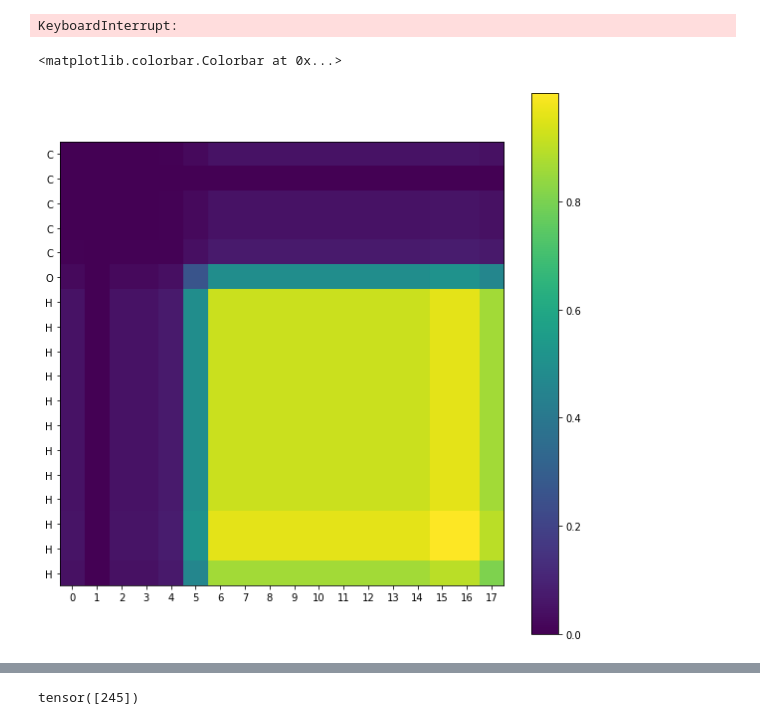
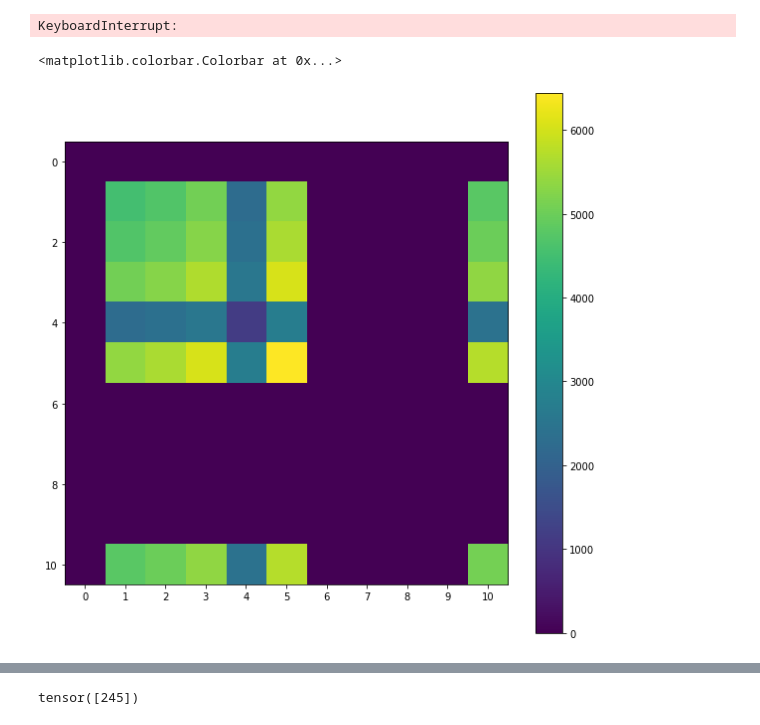
Before and after one commit to luckyjackluo/AGOP_GNN, a Jupyter notebook: AGOP.ipynb, the cells around one changed output, grey strips where cells are left out. Drawn from its saved outputs; the diff is of its cells as text; code cells hidden in the pictures.

```diff
--- a/AGOP.ipynb
+++ b/AGOP.ipynb
@@ -297,3 +293,5 @@ model = model.cpu()
 inputs = data.x.cpu()
 #outputs = F.relu(model.conv1(inputs, data.edge_index.cpu()))
 #outputs = model(data.x, data.edge_index)
+# %%
+data = dataset[0]
@@ -384,5 +386,5 @@ for j in tqdm(range(inputs.shape[0])):
 # %% [output]
 KeyboardInterrupt:
 # %%
-# avg_jac = sum_jac#/1000
-avg_jac = jac.cpu().detach().numpy()
+avg_jac = sum_jac/1000
+# avg_jac = jac.cpu().detach().numpy()
@@ -391,15 +391,12 @@ from sklearn.preprocessing import MinMaxScaler
-# %%
-scaler = MinMaxScaler()
-avg_jac = scaler.fit_transform(jac.cpu().detach().numpy())
 # %%
 gram = avg_jac @ avg_jac.T
 # %%
 plt.figure(figsize=(10, 10))
-plt.imshow(gram)
-plt.yticks([idx for idx in range(len(gram))], [labels[idx].split(": ")[-1] for idx in range(len(gram))])
+plt.imshow(gram.detach())
+#plt.yticks([idx for idx in range(len(gram))], [labels[idx].split(": ")[-1] for idx in range(len(gram))])
 #plt.yticks([idx for idx in range(len(gram))], [real_labels[idx].split(" ")[-1] for idx in range(len(gram))])
 plt.xticks([idx for idx in range(len(gram))], [idx for idx in range(len(gram))])
 plt.colorbar()
 # %% [output]
 <matplotlib.colorbar.Colorbar at 0x...>
-[figure, old version]
+[figure, new version]
```
Also changed, not shown: parts of 14 cells of this notebook, 4 other files.
